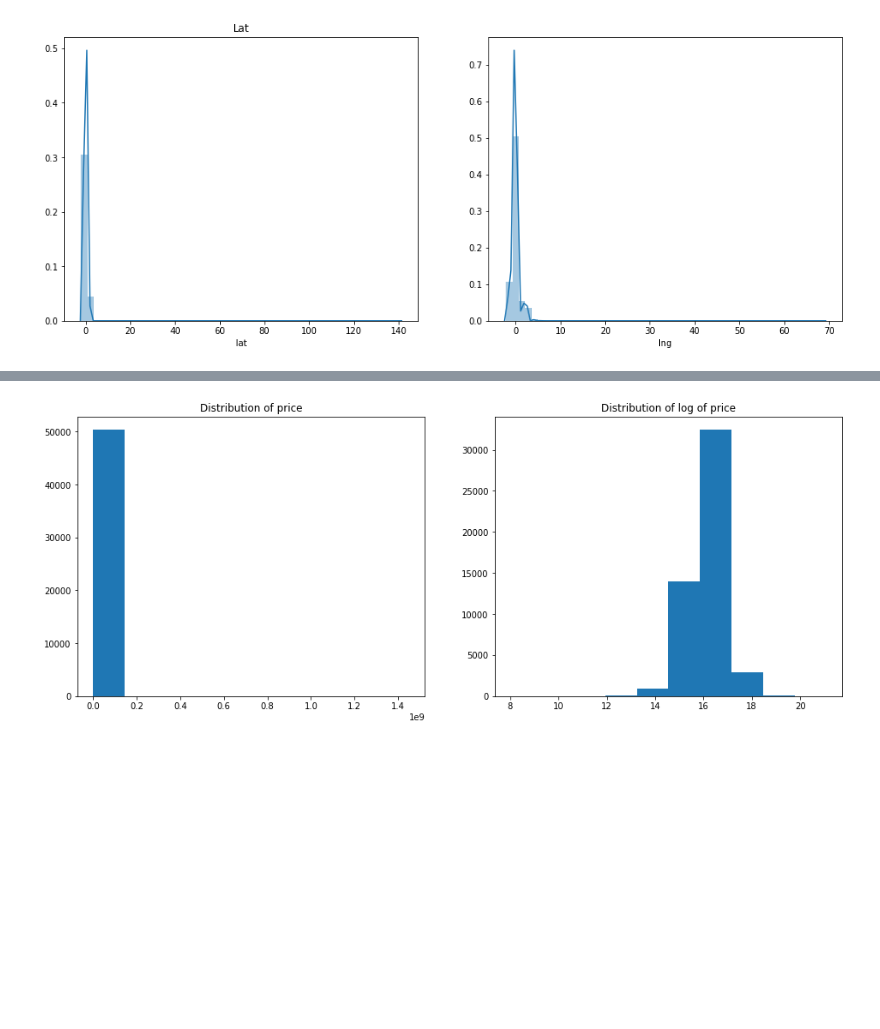
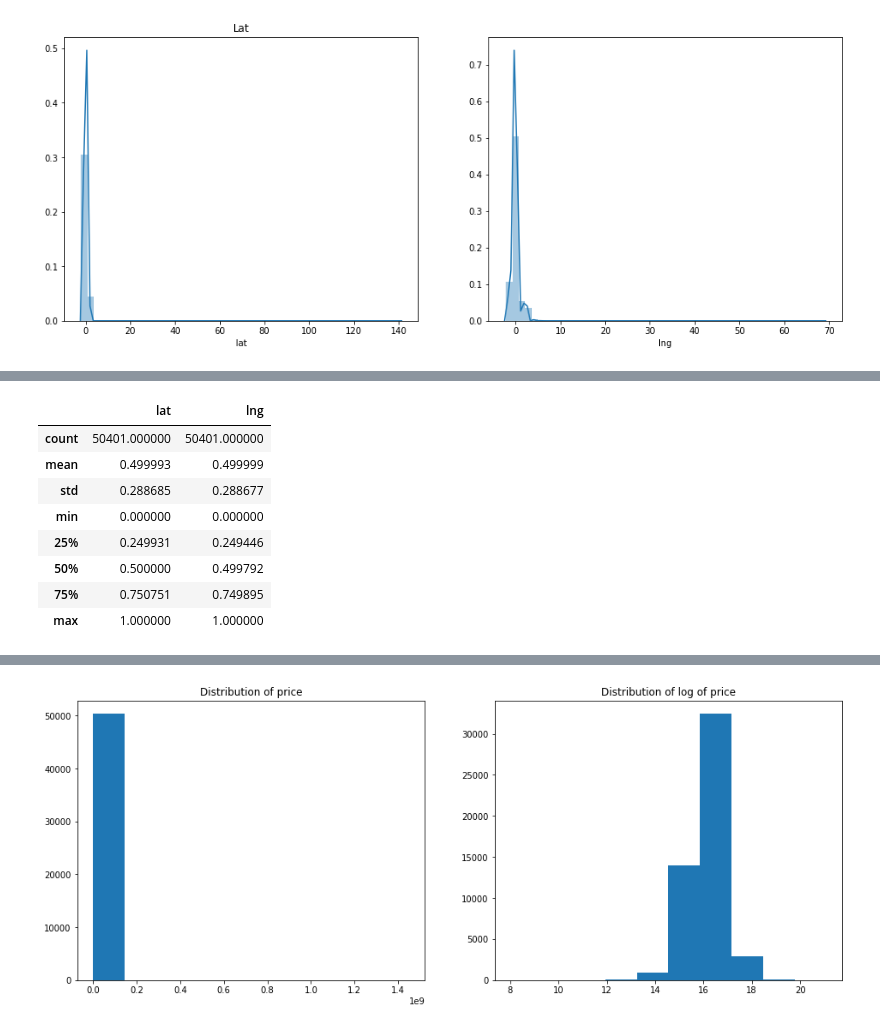
Before and after one commit to johnny12150/19-lab-summer-training, a Jupyter notebook: 0703/EDA.ipynb, the cells around one changed output, grey strips where cells are left out. Cells and saved outputs as stored; diff of their text form; code cells hidden in the pictures; blank space fills up the shorter version.

```diff
--- a/0703/EDA.ipynb
+++ b/0703/EDA.ipynb
@@ -158,0 +174,12 @@ plt.show()
+# %%
+all[['lat', 'lng']].describe()
+# %% [output]
+|  | lat | lng |
+| count | 50401.000000 | 50401.000000 |
+| mean | 0.499993 | 0.499999 |
+| std | 0.288685 | 0.288677 |
+| min | 0.000000 | 0.000000 |
+| 25% | 0.249931 | 0.249446 |
+| 50% | 0.500000 | 0.499792 |
+| 75% | 0.750751 | 0.749895 |
+| max | 1.000000 | 1.000000 |
```
Also changed, not shown: parts of 6 cells of this notebook.
